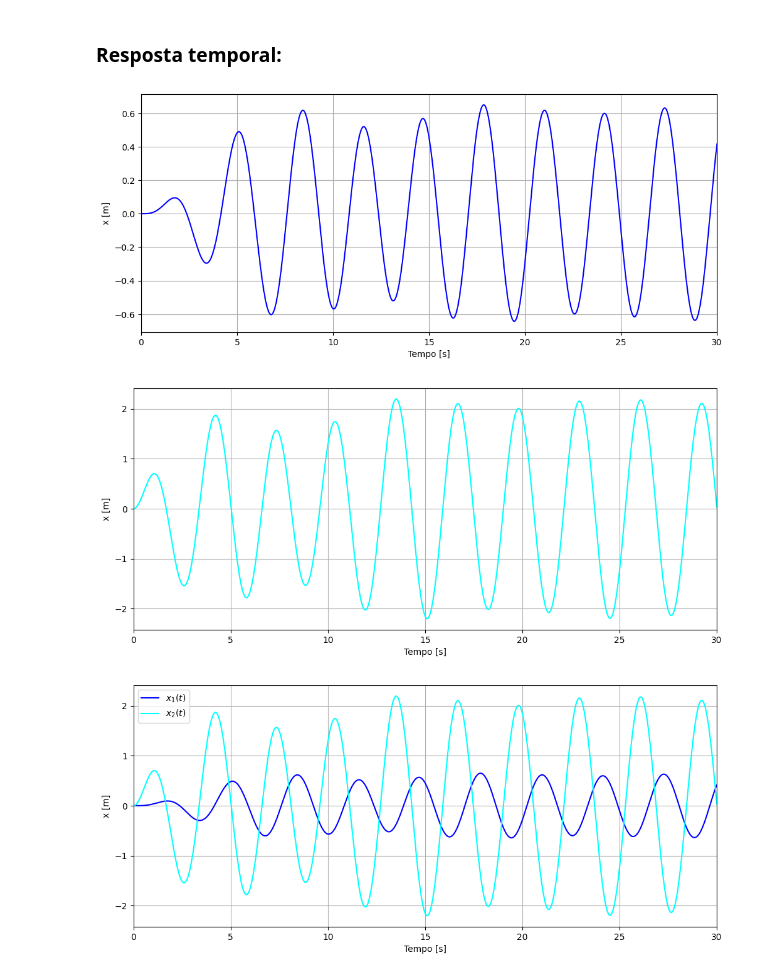
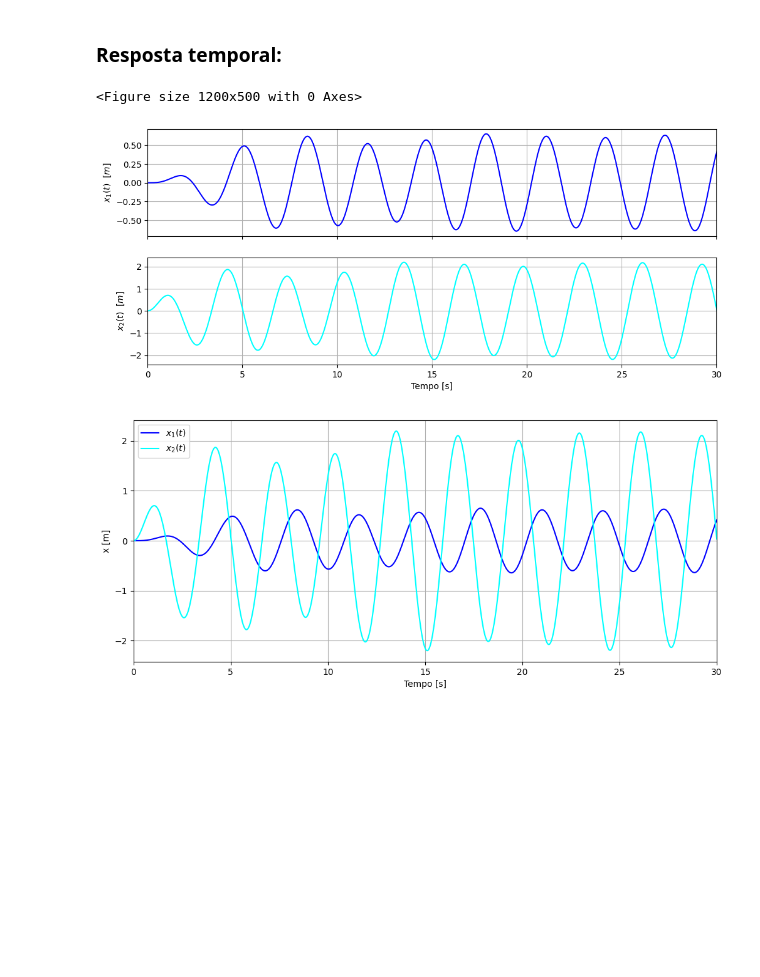
Before and after one commit to ErickNMA/vibrations, a Jupyter notebook: analise_modal/modal.ipynb, the cells around one changed output. Cells and saved outputs as stored; diff of their text form; code cells hidden in the pictures; blank space fills up the shorter version.

```diff
--- a/analise_modal/modal.ipynb
+++ b/analise_modal/modal.ipynb
@@ -302,25 +302,27 @@ Matrix(XT)
 # %%
 # Criando matriz de posição em função do tempo:
 X = []
 for i in XT:
     fx = lambdify(t, i, 'numpy')
     X.append(fx(time))
 
 # Plotando os gráficos:
+plt.rcParams['figure.figsize'] = (12, 5)
+plt.figure(2)
+plt.suptitle('')
+plt.subplots(len(X), sharex=True)
 for i in range(len(X)):
-    plt.rcParams['figure.figsize'] = (12, 5)
-    plt.figure(i+2)
+    plt.subplot(len(X), 1, (i+1))
     plt.plot(time, X[i], color[(i+len(omega_n))%len(color)], label='$x(t)$')
-    plt.ylabel('x [m]')
+    plt.ylabel(f'$x_{i+1}(t)~~[m]$')
     #plt.legend()
-    plt.xlabel('Tempo [s]')
-    plt.title('')
-    plt.xlim(0, tf)
     plt.grid()
-    plt.show()
+plt.xlim(0, tf)
+plt.xlabel('Tempo [s]')
+plt.show()
 # %% [output]
+<Figure size 1200x500 with 0 Axes>
-[figure, old version]
+[figure, new version]
-[figure, removed]
 # %%
 plt.rcParams['figure.figsize'] = (12, 5)
 plt.figure(len(omega_n)+2)
```
Also changed, not shown: parts of 2 cells of this notebook.
